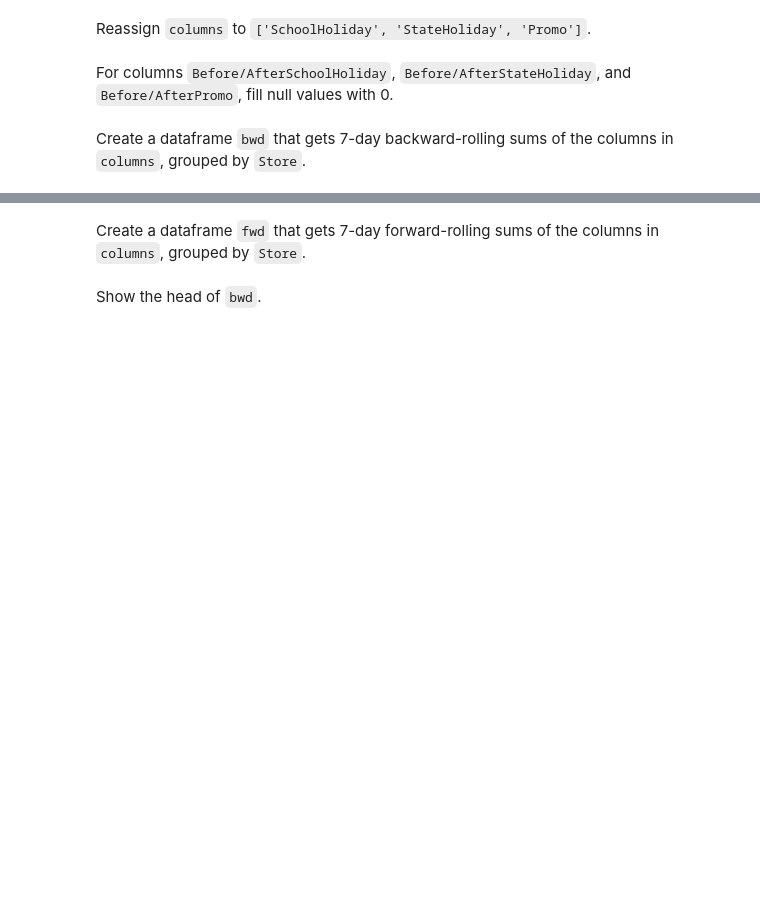
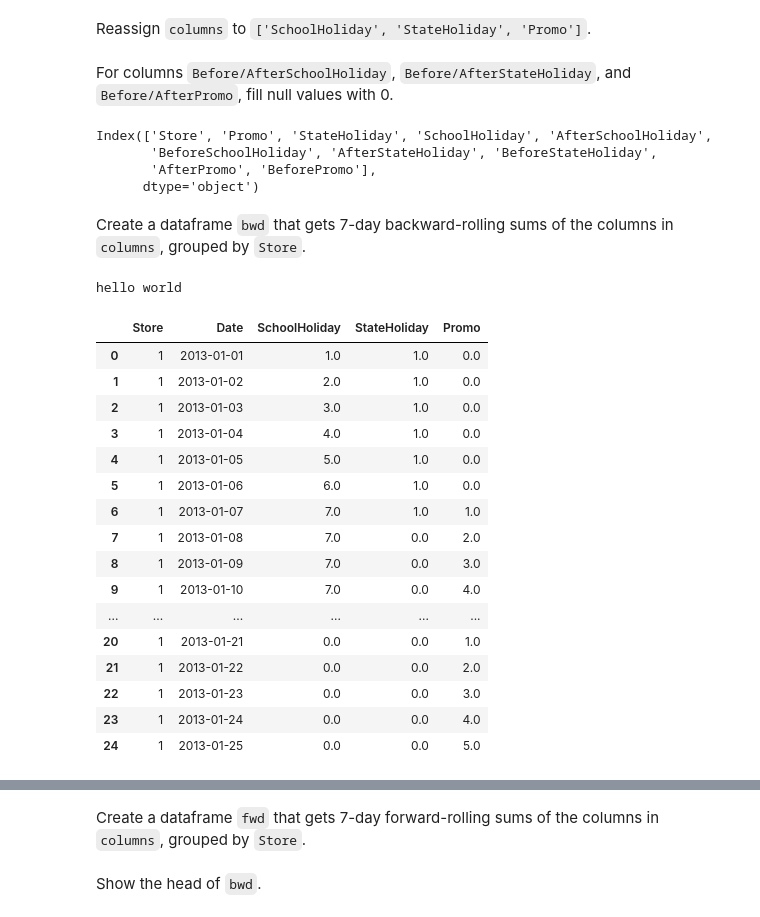
Before and after one commit to rforgione/course-v3, a Jupyter notebook: nbs/dl1/rossman_data_clean-attempt.ipynb, the cells around one changed output, grey strips where cells are left out. Cells and saved outputs as stored; diff of their text form; code cells hidden in the pictures; blank space fills up the shorter version.

```diff
--- a/nbs/dl1/rossman_data_clean-attempt.ipynb
+++ b/nbs/dl1/rossman_data_clean-attempt.ipynb
@@ -781,5 +792,46 @@ Reassign `columns` to `['SchoolHoliday', 'StateHoliday', 'Promo']`.
 columns = ['SchoolHoliday', 'StateHoliday', 'Promo']
 # %% [markdown]
 For columns `Before/AfterSchoolHoliday`, `Before/AfterStateHoliday`, and `Before/AfterPromo`, fill null values with 0.
+# %%
+df.columns
+# %% [output]
+Index(['Store', 'Promo', 'StateHoliday', 'SchoolHoliday', 'AfterSchoolHoliday',
+       'BeforeSchoolHoliday', 'AfterStateHoliday', 'BeforeStateHoliday',
+       'AfterPromo', 'BeforePromo'],
+      dtype='object')
+# %%
+for column in columns:
+    for prefix in ['Before', 'After']:
+        df[prefix+column].fillna(0, inplace=True)
 # %% [markdown]
 Create a dataframe `bwd` that gets 7-day backward-rolling sums of the columns in `columns`, grouped by `Store`.
+# %%
+print("hello world")
+# %% [output]
+hello world
+# %%
+bwd = (df[columns+['Store']]
+       .sort_index(ascending=True)
+       .groupby('Store')
+       .rolling(window=7, min_periods=1)
+       .sum()).drop('Store', axis=1).reset_index()
+# %%
+bwd.head(25)
+# %% [output]
+|  | Store | Date | SchoolHoliday | StateHoliday | Promo |
+| 0 | 1 | 2013-01-01 | 1.0 | 1.0 | 0.0 |
+| 1 | 1 | 2013-01-02 | 2.0 | 1.0 | 0.0 |
+| 2 | 1 | 2013-01-03 | 3.0 | 1.0 | 0.0 |
+| 3 | 1 | 2013-01-04 | 4.0 | 1.0 | 0.0 |
+| 4 | 1 | 2013-01-05 | 5.0 | 1.0 | 0.0 |
+| 5 | 1 | 2013-01-06 | 6.0 | 1.0 | 0.0 |
+| 6 | 1 | 2013-01-07 | 7.0 | 1.0 | 1.0 |
+| 7 | 1 | 2013-01-08 | 7.0 | 0.0 | 2.0 |
+| 8 | 1 | 2013-01-09 | 7.0 | 0.0 | 3.0 |
+| 9 | 1 | 2013-01-10 | 7.0 | 0.0 | 4.0 |
+| ... | ... | ... | ... | ... | ... |
+| 20 | 1 | 2013-01-21 | 0.0 | 0.0 | 1.0 |
+| 21 | 1 | 2013-01-22 | 0.0 | 0.0 | 2.0 |
+| 22 | 1 | 2013-01-23 | 0.0 | 0.0 | 3.0 |
+| 23 | 1 | 2013-01-24 | 0.0 | 0.0 | 4.0 |
+| 24 | 1 | 2013-01-25 | 0.0 | 0.0 | 5.0 |
```
Also changed, not shown: parts of 25 cells of this notebook, 2 other files.
